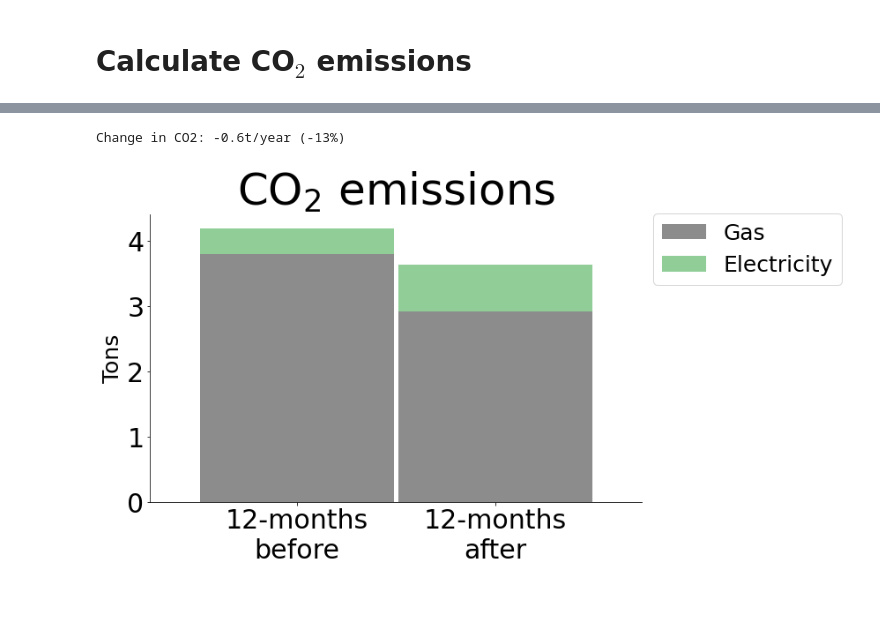
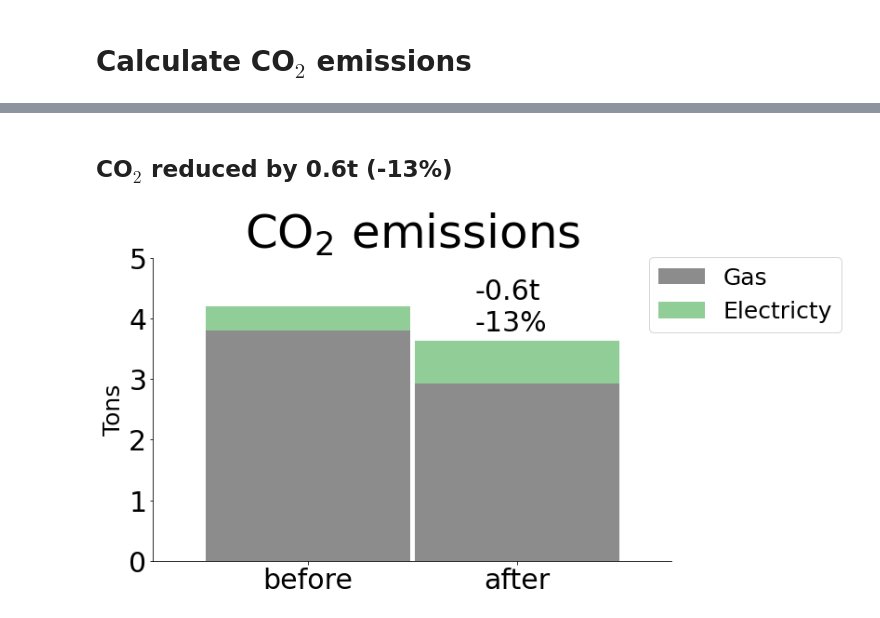
Before and after one commit to ryanfobel/utility-bill-scraper, a Jupyter notebook: notebooks/features/case_study.ipynb, the cells around one changed output, grey strips where cells are left out. Saved outputs shown, nothing was run; the diff lists cells and outputs as text; code cells hidden in the pictures.

```diff
--- a/notebooks/features/case_study.ipynb
+++ b/notebooks/features/case_study.ipynb
@@ -96,9 +94,6 @@ Kitchener-Wilmot Hydro: 0 statements_downloaded
 # %% [markdown]
 # Calculate CO$_2$ emissions
 # %%
-electricity = api[kwh.NAME].history("monthly").resample('D').interpolate().resample('M').interpolate()
-gas = api[ku.NAME].history("monthly").resample('D').interpolate().resample('M').interpolate()
-
 gas["kgCO2"] = gas["Gas Consumption"] * GAS_KGCO2_PER_CUBIC_METER
 
 # Carbon intensity of electricity generation in Ontario (40-77 g CO2 / kWh)
@@ -321,3 +407,19 @@ import arrow
 water_heater_install_date = "2020-06-16"
 after_idx = [i for i, date in enumerate(tco2.index) if date > arrow.get(water_heater_install_date).naive]
 before_idx = [i for i, date in enumerate(tco2.index) if date < arrow.get(water_heater_install_date).naive]
+# %%
+comparison = pd.DataFrame()
+comparison["tco2_Gas"] = tco2["Gas"].iloc[before_idx[-12:] + after_idx[:12]].copy()
+comparison["tco2_Electricity"] = tco2["Electricity"].iloc[before_idx[-12:] + after_idx[:12]].copy()
+comparison["tco2_Total"] = comparison["tco2_Gas"] + comparison["tco2_Electricity"]
+comparison["cost_Gas"] = cost["Gas"].iloc[before_idx[-12:] + after_idx[:12]].copy()
+comparison["cost_Electricity"] = cost["Electricity"].iloc[before_idx[-12:] + after_idx[:12]].copy()
+comparison["cost_Total"] = comparison["cost_Gas"] + comparison["cost_Electricity"]
+comparison["usage_kwh_Gas"] = (gas["Gas Consumption"] * GAS_KWH_PER_CUBIC_METER).iloc[before_idx[-12:] + after_idx[:12]].copy()
+comparison["usage_kwh_Electricity"] = electricity["Total Consumption"].iloc[before_idx[-12:] + after_idx[:12]].copy()
+comparison["usage_kwh_Total"] = comparison["usage_kwh_Gas"] + comparison["usage_kwh_Electricity"]
+comparison["Average_rate_Gas"] = comparison["cost_Gas"] / comparison["usage_kwh_Gas"]
+comparison["Average_rate_Electricity"] = comparison["cost_Electricity"] / comparison["usage_kwh_Electricity"]
+comparison["Average_rate_Blended"] = comparison["cost_Total"] / comparison["usage_kwh_Total"]
+comparison["Period"] = ["before"]*12 + ["after"]*12
+comparison.tail()
@@ -324,34 +434,35 @@ before_idx = [i for i, date in enumerate(tco2.index) if date < arrow.get(water_h
+# %% [markdown]
+## CO$_2$ reduced by 0.6t (-13%)
 # %%
-comparison = tco2.iloc[before_idx[-12:] + after_idx[:12]].copy()
-comparison["Total"] = comparison["Gas"] + comparison["Electricity"]
-comparison["Period"] = ["12-months\nbefore"]*12 + ["12-months\nafter"]*12
-comparison.drop(columns="year", inplace=True)
-comparison.groupby("Period").sum().sort_index(ascending=False)[["Gas", "Electricity"]].plot.bar(
+comparison.groupby("Period").sum().sort_index(ascending=False)[["tco2_Gas", "tco2_Electricity"]].plot.bar(
     width=.98,
     fontsize=30,
     stacked=True,
     color=["#8c8c8c", "#90cd97"],
     figsize=(10, 6),
 );
 plt.xticks(rotation=0)
 plt.xlabel("")
-plt.legend(bbox_to_anchor=(1, 1.04), fontsize=25)
 plt.title("CO$_2$ emissions", fontsize=50)
-change_tco2 = np.diff(comparison.groupby("Period").sum()["Total"].sort_index(ascending=False))[0]
-print("Change in CO2: %.1ft/year (%.0f%%)" % (change_tco2,
-    (100 * change_tco2 / comparison.iloc[:12].sum()['Total']))
+plt.yticks(range(6))
+plt.ylabel("Tons", fontsize=25)
+delta = np.diff(comparison.groupby("Period")["tco2_Total"].sum().sort_index(ascending=False))[0]
+delta_pct = 100 * delta / comparison["tco2_Total"][:12].sum()
+sign = ["+" if delta > 0 else ""][0]
+plt.text(0.8, 3.8, "%s%.01ft\n%s%.0f%%" % (sign, delta, sign, delta_pct),
+    fontsize=30,
 )
-plt.yticks(range(5))
-plt.ylabel("Tons", fontsize=25)
+plt.legend(labels=["Gas", "Electricty"],
+    bbox_to_anchor=(1.35, 1.04), fontsize=25
+)
 ax = plt.gca()
 ax.spines["right"].set_visible(False)
 ax.spines["top"].set_visible(False)
 plt.savefig(
     os.path.join("images", "compare_emissions.svg"),
     bbox_inches=bbox_inches,
     transparent=transparent,
     facecolor=facecolor,
 )
 # %% [output]
-Change in CO2: -0.6t/year (-13%)
-[figure, old version]
+[figure, new version]
```
Also changed, not shown: parts of 37 cells of this notebook, 14 other files.
